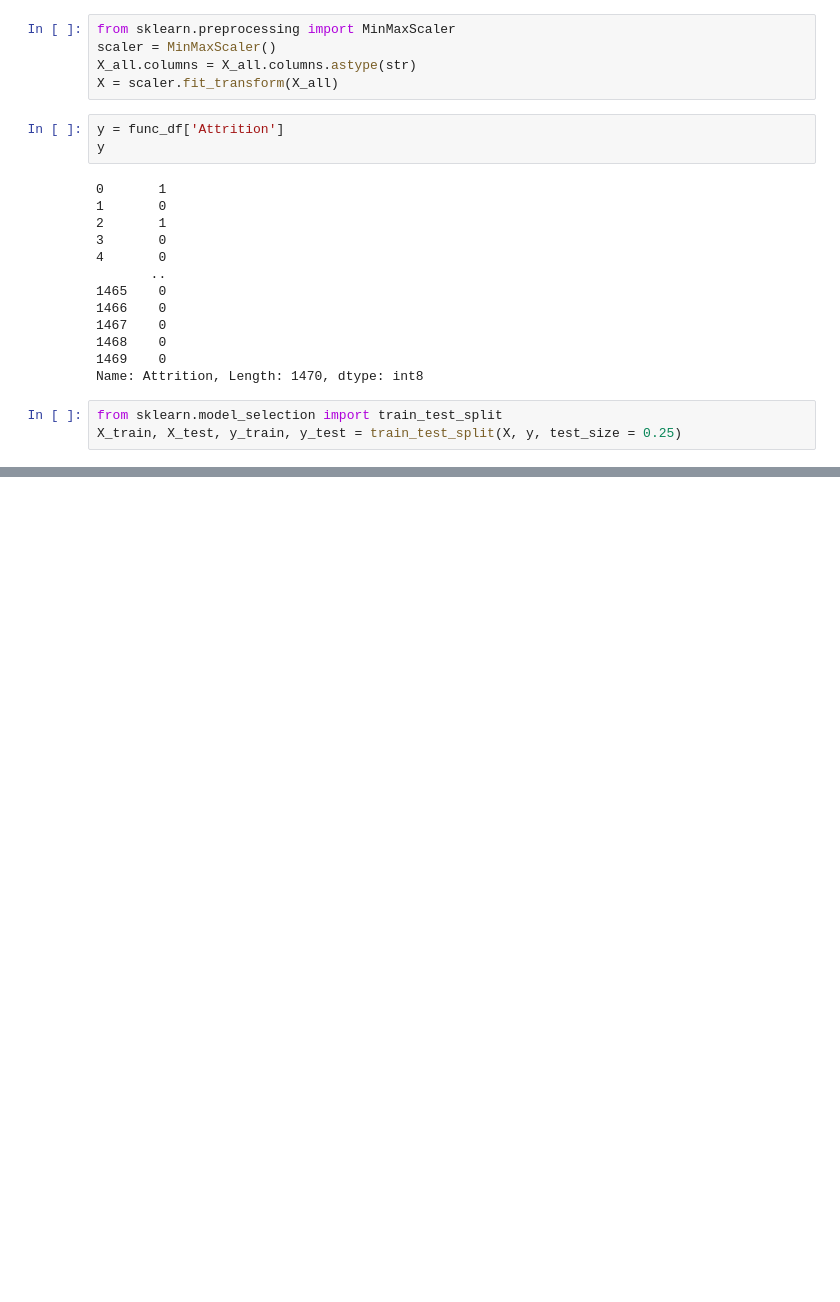
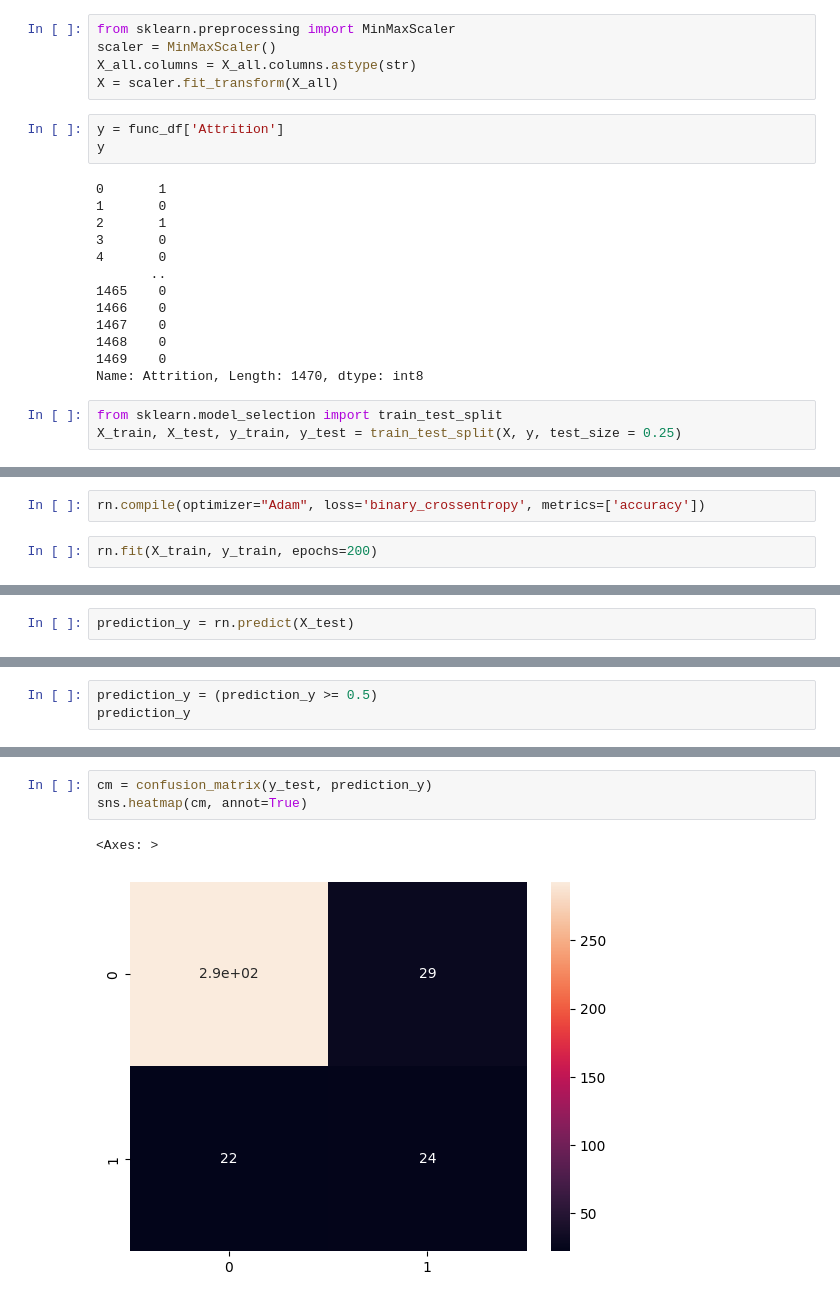
Before and after one commit to geydsonrenan/analise_funcionarios, a Jupyter notebook: funcionarios.ipynb, the cells around one changed output, grey strips where cells are left out. Saved outputs shown, nothing was run; the diff lists cells and outputs as text; blank space fills up the shorter version.

```diff
--- a/funcionarios.ipynb
+++ b/funcionarios.ipynb
@@ -360,0 +473,4 @@ X_train, X_test, y_train, y_test = train_test_split(X, y, test_size = 0.25)
+# %%
+rn.compile(optimizer="Adam", loss='binary_crossentropy', metrics=['accuracy'])
+# %%
+rn.fit(X_train, y_train, epochs=200)
@@ -360,0 +496,2 @@ X_train, X_test, y_train, y_test = train_test_split(X, y, test_size = 0.25)
+# %%
+prediction_y = rn.predict(X_test)
@@ -360,0 +500,3 @@ X_train, X_test, y_train, y_test = train_test_split(X, y, test_size = 0.25)
+# %%
+prediction_y = (prediction_y >= 0.5)
+prediction_y
@@ -360,0 +521,6 @@ X_train, X_test, y_train, y_test = train_test_split(X, y, test_size = 0.25)
+# %%
+cm = confusion_matrix(y_test, prediction_y)
+sns.heatmap(cm, annot=True)
+# %% [output]
+<Axes: >
+[figure, added]
```
Also changed, not shown: parts of 26 cells of this notebook, 1 other file.
